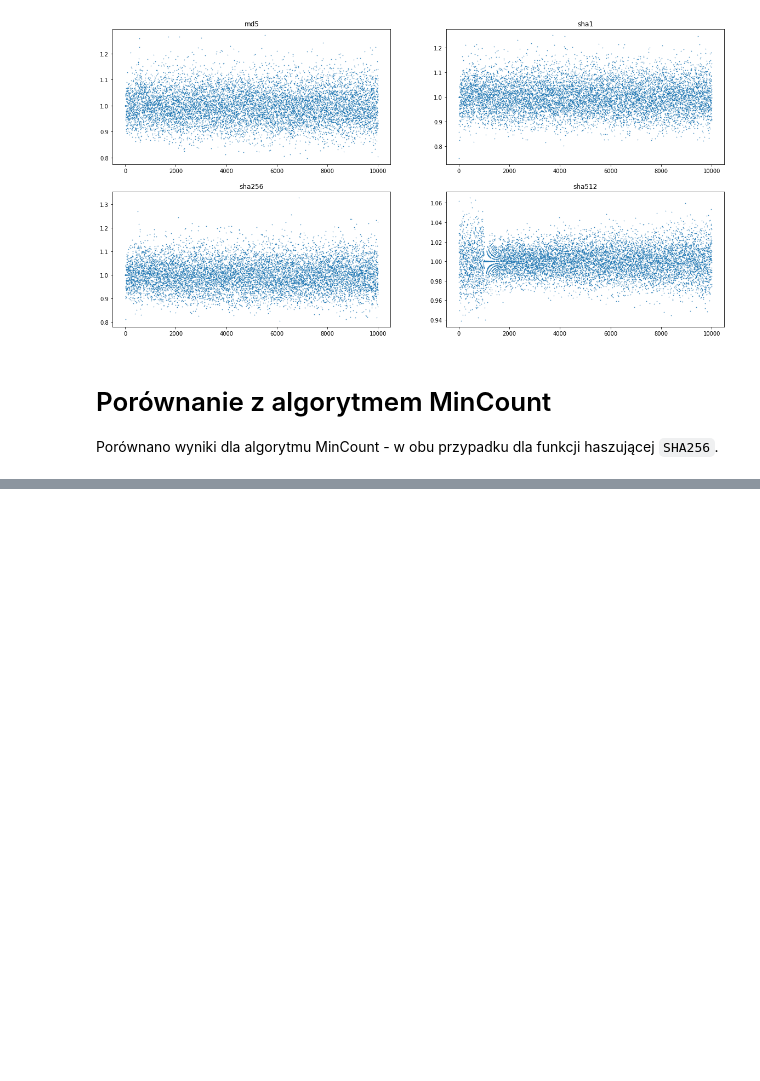
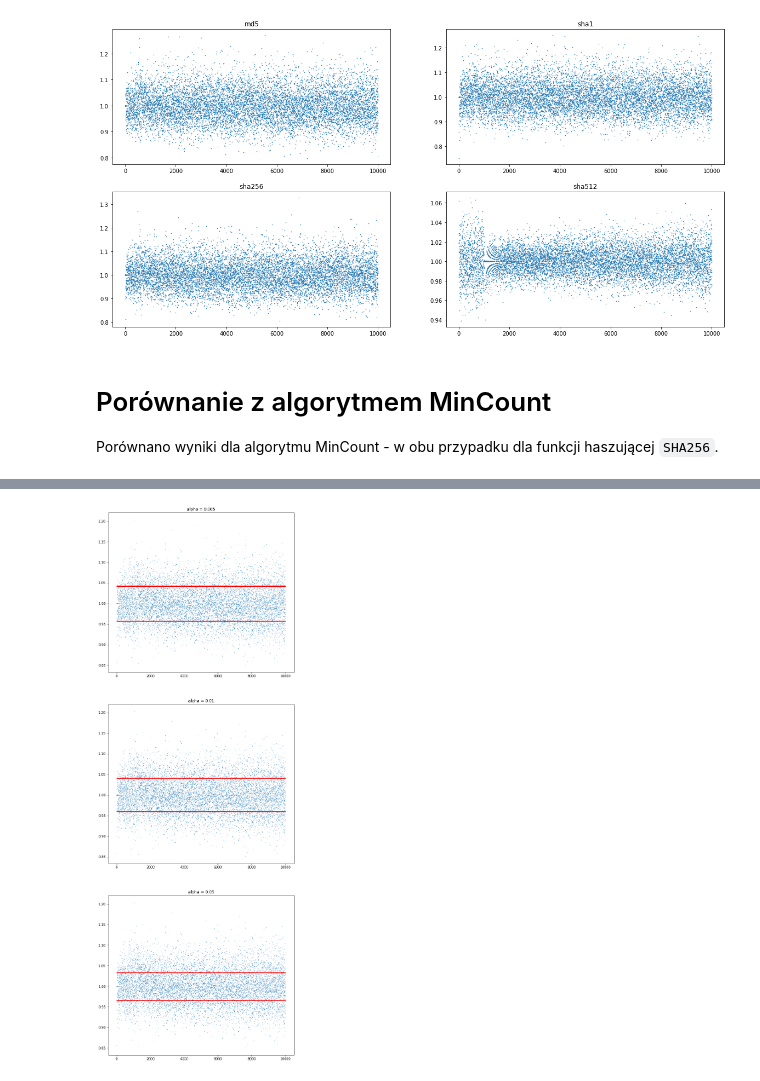
Before and after one commit to JakubGogola-IDENTT/analysis_of_algorithms, a Jupyter notebook: lab3/lab3.ipynb, the cells around one changed output, grey strips where cells are left out. Saved outputs shown, nothing was run; the diff lists cells and outputs as text; code cells hidden in the pictures; blank space fills up the shorter version.

```diff
--- a/lab3/lab3.ipynb
+++ b/lab3/lab3.ipynb
@@ -124,0 +125,24 @@ for k in ks:
+# %%
+def chernoff(n, alpha):
+    return np.sqrt(- (3 * np.log(alpha / 2)) / n)
+
+def chernoff_bounds(ns, alpha):
+    delta = chernoff(ns, alpha)
+    return (1.0 - delta, 1.0 + delta)
+# %%
+alphas = [0.005, 0.01, 0.05]
+size = 0.2
+# %%
+x = np.linspace(1, n, n)
+fig, ax = plt.subplots(3, figsize=(10,30))
+
+for i, alpha in enumerate(alphas):
+    ns = np.full(n, n)
+    chernoff_lower, chernoff_upper = chernoff_bounds(ns, alpha)
+
+    ax[i].set_title("alpha = {}".format(alpha))
+    ax[i].scatter(x, data_sha256[5*n:6*n]['estimated/n'], s=size)
+    ax[i].scatter(x, chernoff_lower, s=size, c='red')
+    ax[i].scatter(x, chernoff_upper, s=size, c='red')
+# %% [output]
+[figure, added]
```
Also changed, not shown: parts of 1 cell of this notebook, 1 other file.
